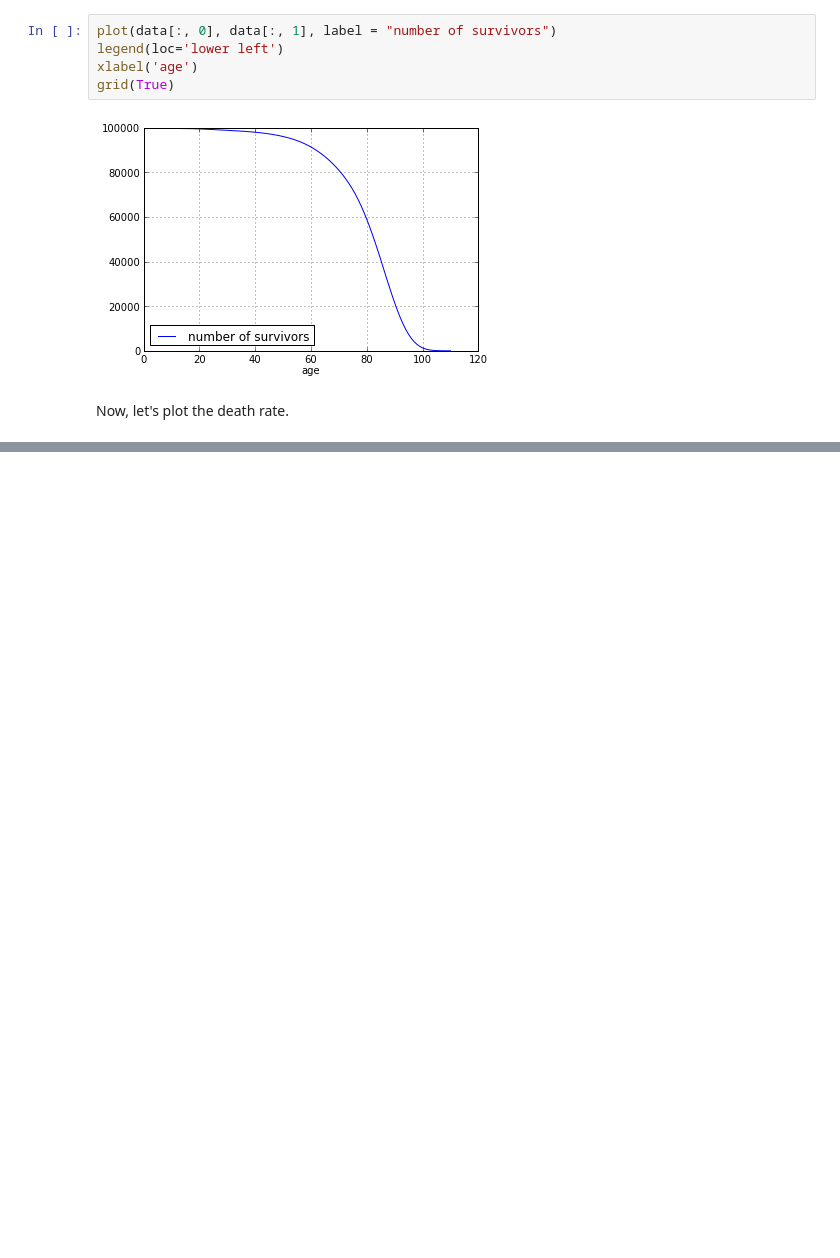
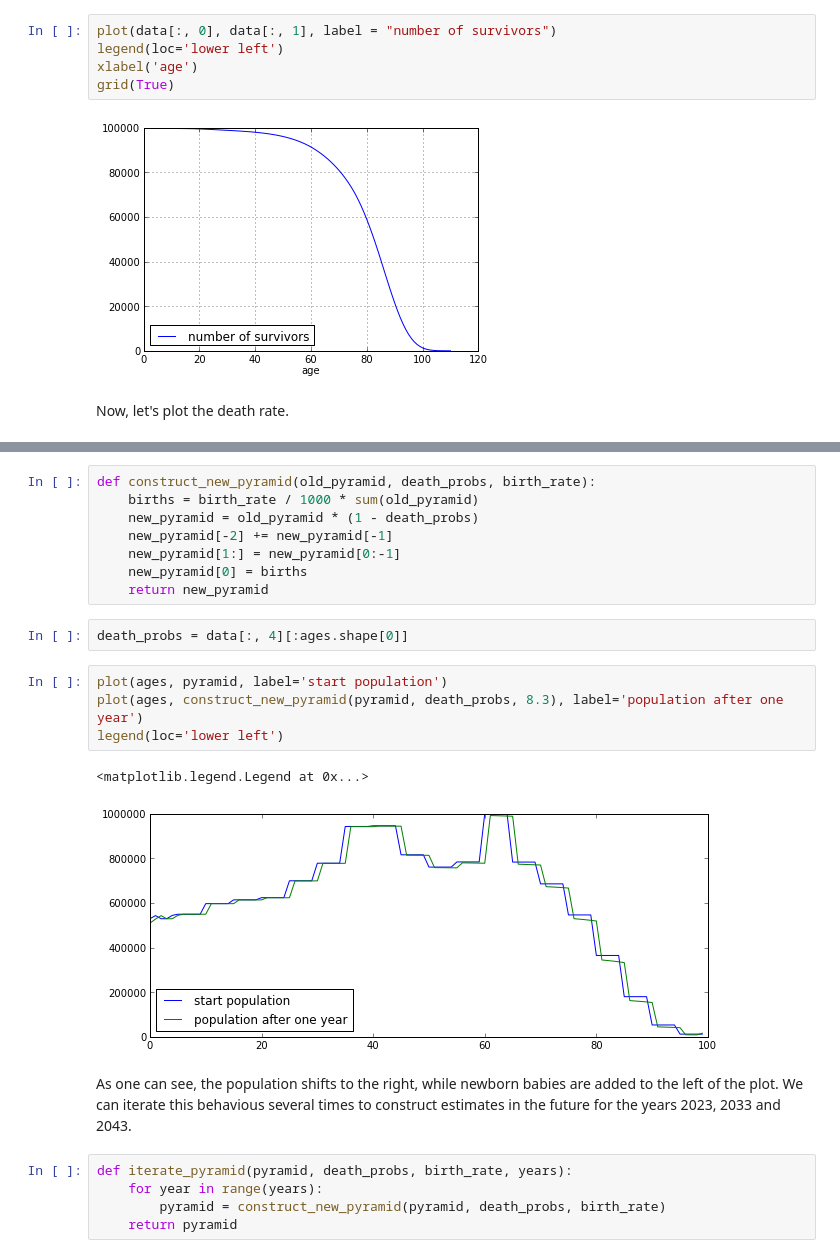
Before and after one commit to flothesof/posts, a Jupyter notebook: 20131104 Japan life tables.ipynb, the cells around one changed output, grey strips where cells are left out. Drawn from its saved outputs; the diff is of its cells as text; blank space fills up the shorter version.

```diff
--- a/20131104 Japan life tables.ipynb
+++ b/20131104 Japan life tables.ipynb
@@ -146,0 +246,24 @@ grid(True)
+# %%
+def construct_new_pyramid(old_pyramid, death_probs, birth_rate):
+    births = birth_rate / 1000 * sum(old_pyramid)
+    new_pyramid = old_pyramid * (1 - death_probs)
+    new_pyramid[-2] += new_pyramid[-1]
+    new_pyramid[1:] = new_pyramid[0:-1]
+    new_pyramid[0] = births
+    return new_pyramid
+# %%
+death_probs = data[:, 4][:ages.shape[0]]
+# %%
+plot(ages, pyramid, label='start population')
+plot(ages, construct_new_pyramid(pyramid, death_probs, 8.3), label='population after one year')
+legend(loc='lower left')
+# %% [output]
+<matplotlib.legend.Legend at 0x...>
+[figure, added]
+# %% [markdown]
+As one can see, the population shifts to the right, while newborn babies are added to the left of the plot. We can iterate this behavious several times to construct estimates in the future for the years 2023, 2033 and 2043.
+# %%
+def iterate_pyramid(pyramid, death_probs, birth_rate, years):
+    for year in range(years):
+        pyramid = construct_new_pyramid(pyramid, death_probs, birth_rate)
+    return pyramid
```
Also changed, not shown: parts of 20 cells of this notebook.
